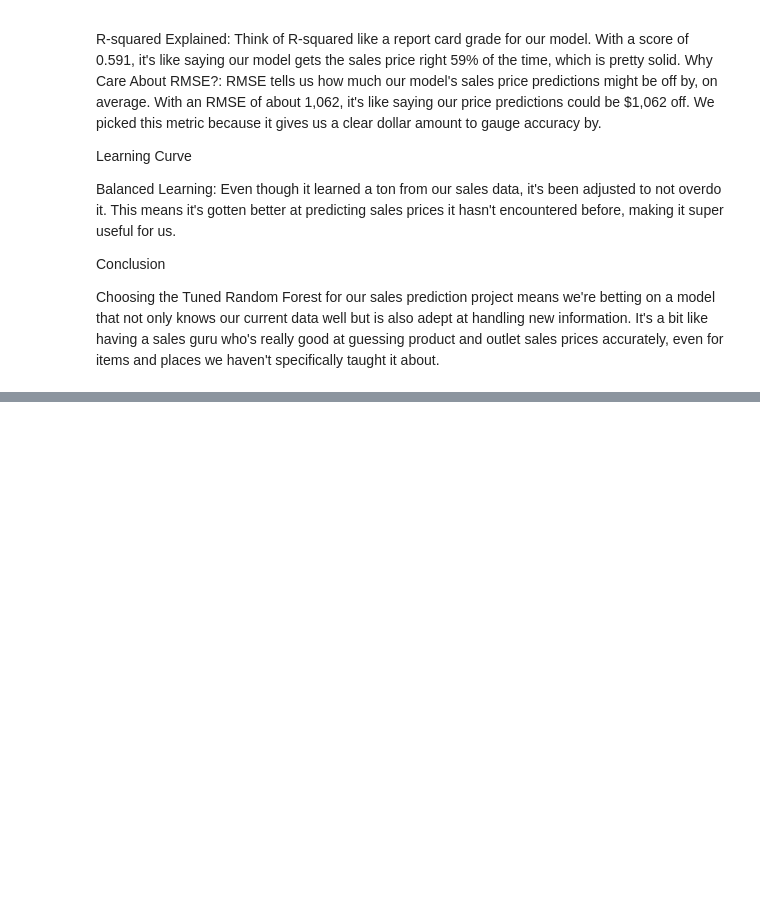
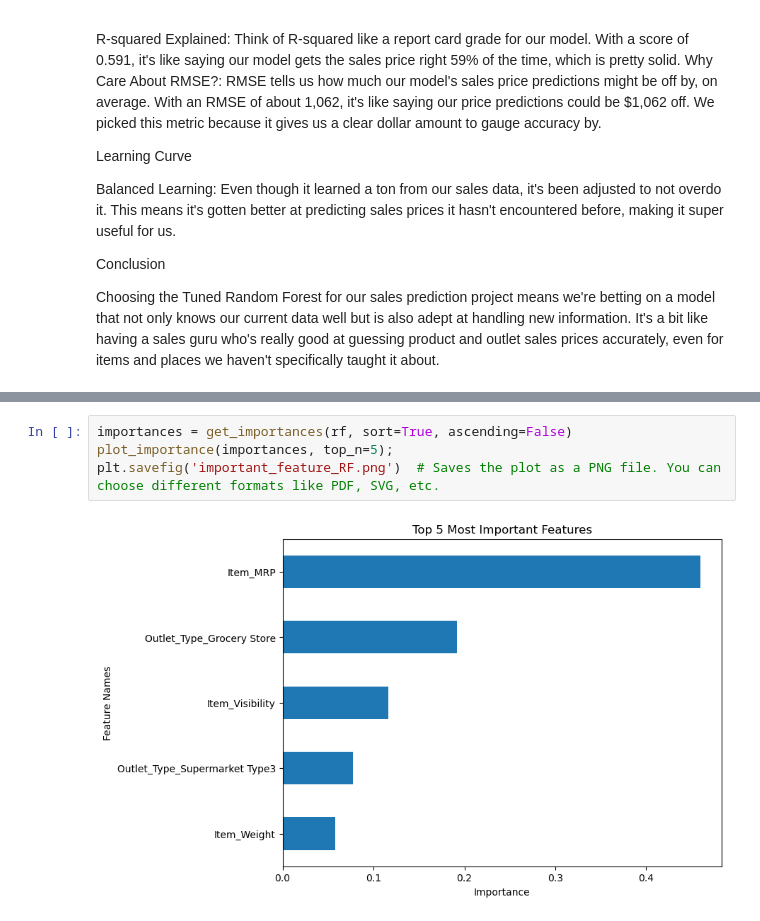
Before and after one commit to hekmat-ashqer/Prediction-of-Product-Sales, a Jupyter notebook: Prediction_of_Product_Sales.ipynb, the cells around one changed output, grey strips where cells are left out. Drawn from its saved outputs; the diff is of its cells as text; blank space fills up the shorter version.

```diff
--- a/Prediction_of_Product_Sales.ipynb
+++ b/Prediction_of_Product_Sales.ipynb
@@ -2396,0 +2650,6 @@ Choosing the Tuned Random Forest for our sales prediction project means we're be
+# %%
+importances = get_importances(rf, sort=True, ascending=False)
+plot_importance(importances, top_n=5);
+plt.savefig('important_feature_RF.png')  # Saves the plot as a PNG file. You can choose different formats like PDF, SVG, etc.
+# %% [output]
+[figure, added]
```
Also changed, not shown: parts of 31 cells of this notebook, 3 other files.
